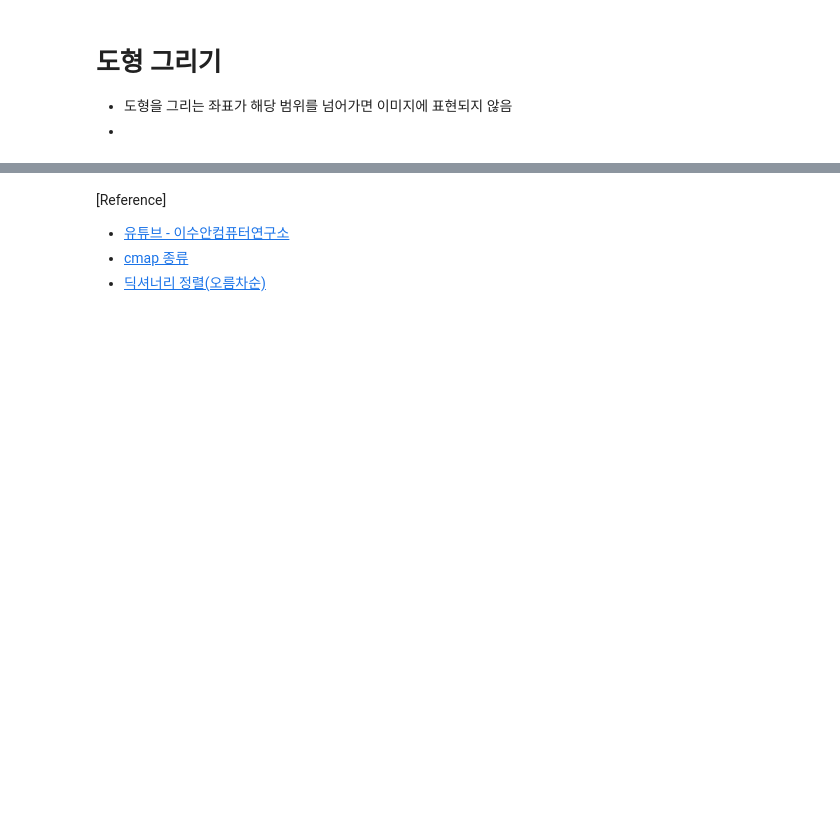
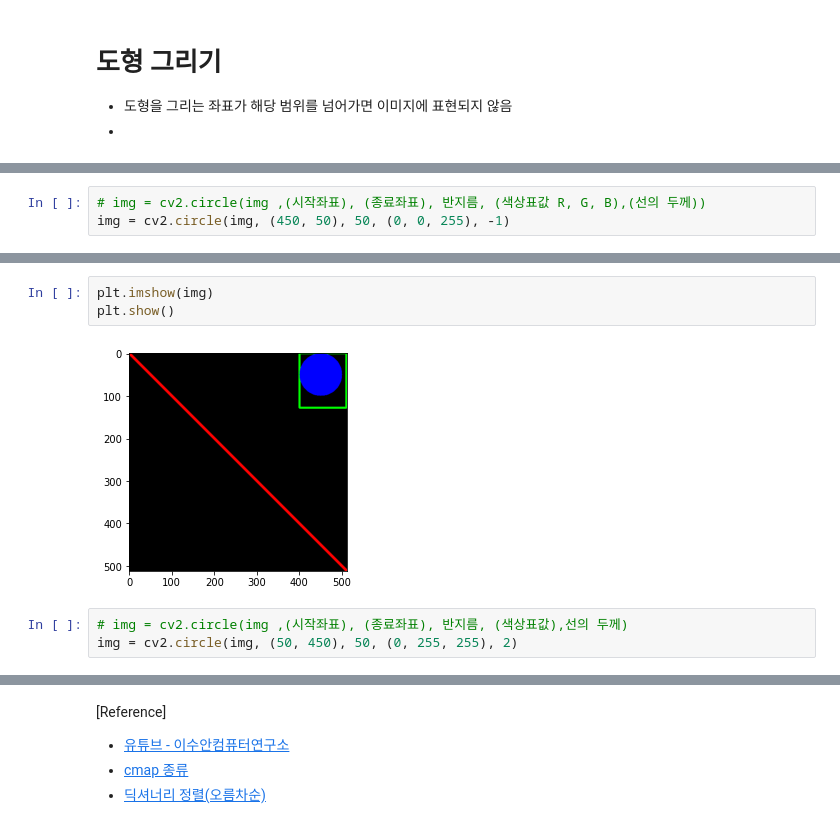
Before and after one commit to 85honesty/OpenCV, a Jupyter notebook: OpneCV_한번에_끝내기.ipynb, the cells around one changed output, grey strips where cells are left out. Saved outputs shown, nothing was run; the diff lists cells and outputs as text; blank space fills up the shorter version.

```diff
--- a/OpneCV_한번에_끝내기.ipynb
+++ b/OpneCV_한번에_끝내기.ipynb
@@ -515,0 +612,3 @@ cv2_imshow
+# %%
+# img = cv2.circle(img ,(시작좌표), (종료좌표), 반지름, (색상표값 R, G, B),(선의 두께))
+img = cv2.circle(img, (450, 50), 50, (0, 0, 255), -1)
@@ -515,0 +635,8 @@ cv2_imshow
+# %%
+plt.imshow(img)
+plt.show()
+# %% [output]
+[figure, added]
+# %%
+# img = cv2.circle(img ,(시작좌표), (종료좌표), 반지름, (색상표값),선의 두께)
+img = cv2.circle(img, (50, 450), 50, (0, 255, 255), 2)
```
Also changed, not shown: parts of 40 cells of this notebook.
